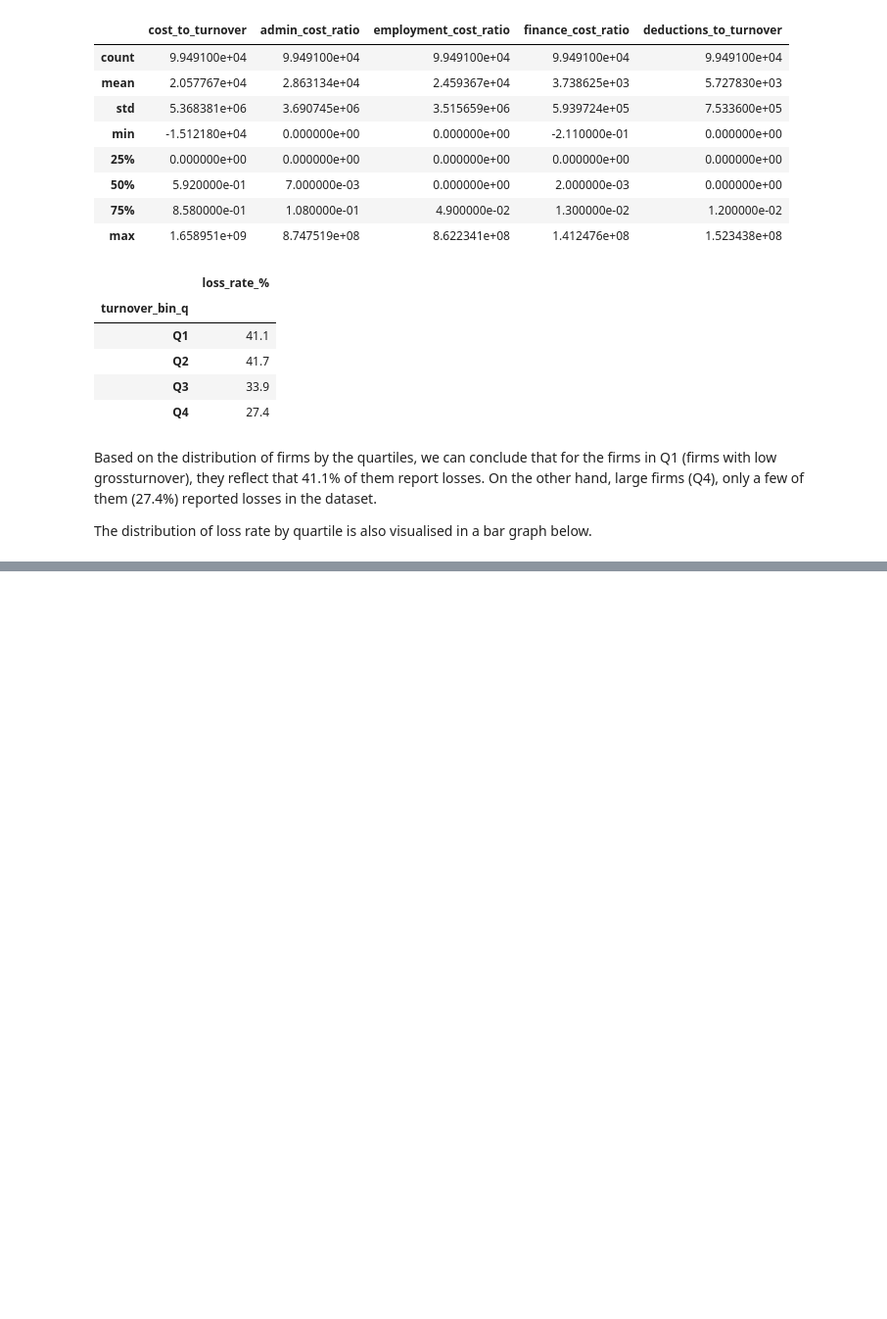
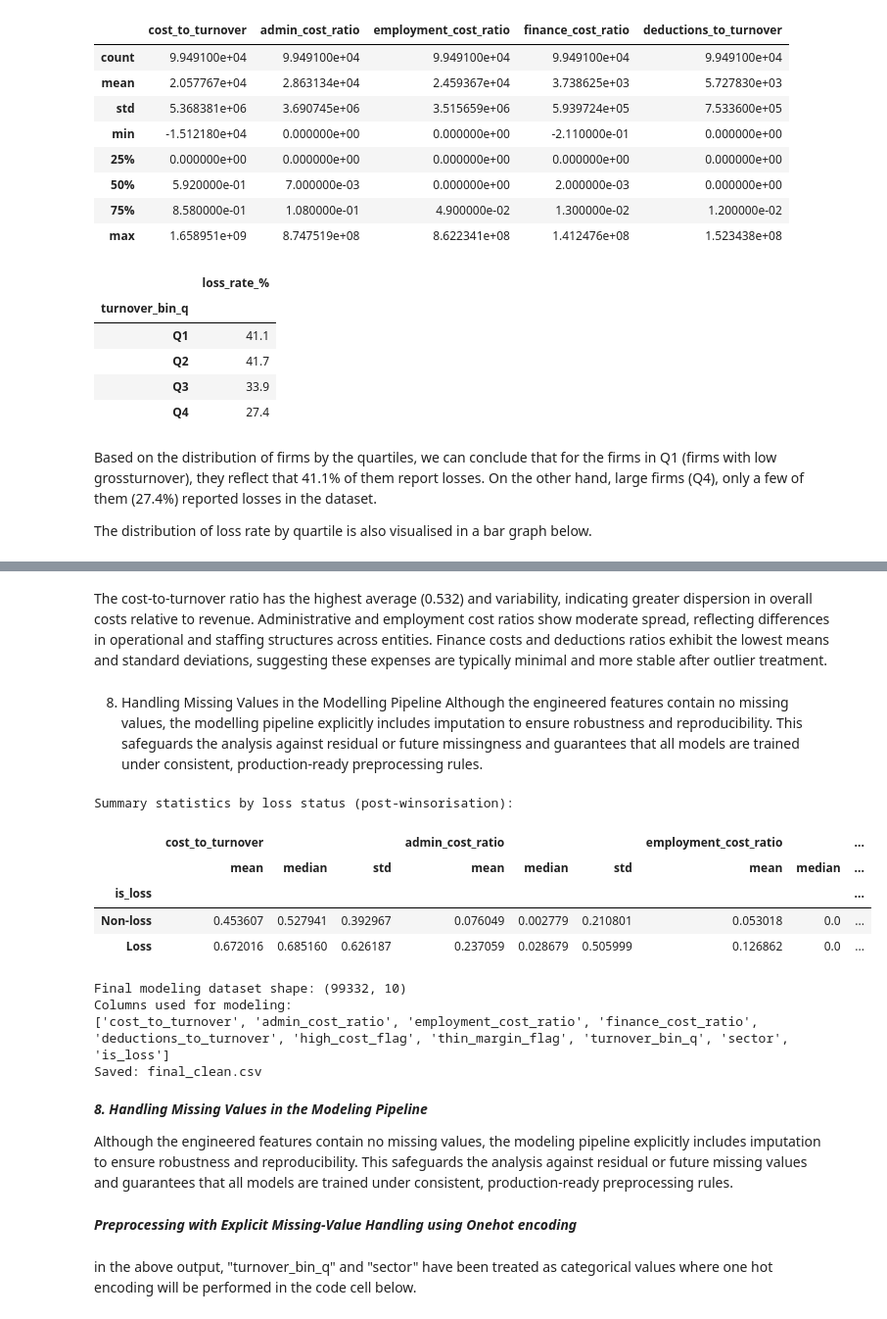
Before and after one commit to Ndunguuu01/Tax-Compliance-Prediction-Radar, a Jupyter notebook: CIT_Loss_Prediction-NoteBook.ipynb, the cells around one changed output, grey strips where cells are left out. Shown at 98% size. Cells and saved outputs as stored; diff of their text form; code cells hidden in the pictures; blank space fills up the shorter version.

```diff
--- a/CIT_Loss_Prediction-NoteBook.ipynb
+++ b/CIT_Loss_Prediction-NoteBook.ipynb
@@ -442,0 +502,7 @@ We capped all ratio variables at the 1st and 99th percentiles. We also applied b
+# %%
+# Drop minimal and explicit rows
+before = df_model.shape[0]
+df_model = df_model.dropna(subset=RATIO_COLS).copy()
+after = df_model.shape[0]
+print(f"\nRows dropped due to invalid ratio values: {before - after:,}")
+print("Modelling sample size after stabilisation:", df_model.shape)
@@ -442,0 +518,69 @@ We capped all ratio variables at the 1st and 99th percentiles. We also applied b
+# %% [markdown]
+
+The cost-to-turnover ratio has the highest average (0.532) and variability, indicating greater dispersion in overall costs relative to revenue. Administrative and employment cost ratios show moderate spread, reflecting differences in operational and staffing structures across entities. Finance costs and deductions ratios exhibit the lowest means and standard deviations, suggesting these expenses are typically minimal and more stable after outlier treatment.
+# %% [markdown]
+8. Handling Missing Values in the Modelling Pipeline
+Although the engineered features contain no missing values, the modelling pipeline explicitly includes imputation to ensure robustness and reproducibility. This safeguards the analysis against residual or future missingness and guarantees that all models are trained under consistent, production-ready preprocessing rules.
+# %%
+# Post-stabilisation diagnostics
+RATIO_COLS = [
+    "cost_to_turnover",
+    "admin_cost_ratio",
+    "employment_cost_ratio",
+    "finance_cost_ratio",
+    "deductions_to_turnover"
+]
+
+# Summary statistics by loss status
+stats = (
+    df_model
+    .groupby("is_loss")[RATIO_COLS]
+    .agg(["mean", "median", "std"])
+)
+
+# Rename loss indicator
+stats.index = stats.index.map({0: "Non-loss", 1: "Loss"})
+
+print("Summary statistics by loss status (post-winsorisation):")
+display(stats)
+# %% [output]
+Summary statistics by loss status (post-winsorisation):
+|  | cost_to_turnover |  |  | admin_cost_ratio |  |  | employment_cost_ratio |  | ... |
+|  | mean | median | std | mean | median | std | mean | median | ... |
+| is_loss |  |  |  |  |  |  |  |  | ... |
+| Non-loss | 0.453607 | 0.527941 | 0.392967 | 0.076049 | 0.002779 | 0.210801 | 0.053018 | 0.0 | ... |
+| Loss | 0.672016 | 0.685160 | 0.626187 | 0.237059 | 0.028679 | 0.505999 | 0.126862 | 0.0 | ... |
+# %%
+#Save final modeling dataset
+
+FEATURES = [
+    "cost_to_turnover",
+    "admin_cost_ratio",
+    "employment_cost_ratio",
+    "finance_cost_ratio",
+    "deductions_to_turnover",
+    "high_cost_flag",
+    "thin_margin_flag",
+    "turnover_bin_q",
+    "sector"
+]
+FINAL_COLS = FEATURES + ["is_loss"]
+
+final_clean = df_model[FINAL_COLS].copy()
+
+final_clean.to_csv("final_modeling_dataset.csv", index=False)
+print("Final modeling dataset shape:", final_clean.shape)
+print("Columns used for modeling:")
+print(final_clean.columns.tolist())
+print("Saved: final_clean.csv")
+# %% [output]
+Final modeling dataset shape: (99332, 10)
+Columns used for modeling:
+['cost_to_turnover', 'admin_cost_ratio', 'employment_cost_ratio', 'finance_cost_ratio', 'deductions_to_turnover', 'high_cost_flag', 'thin_margin_flag', 'turnover_bin_q', 'sector', 'is_loss']
+Saved: final_clean.csv
+# %% [markdown]
+***8. Handling Missing Values in the Modeling Pipeline***
+
+Although the engineered features contain no missing values, the modeling pipeline explicitly includes imputation to ensure robustness and reproducibility. This safeguards the analysis against residual or future missing values and guarantees that all models are trained under consistent, production-ready preprocessing rules.
+# %% [markdown]
+***Preprocessing with Explicit Missing-Value Handling using Onehot encoding***
@@ -442,0 +606,2 @@ We capped all ratio variables at the 1st and 99th percentiles. We also applied b
+# %% [markdown]
+in the above output, "turnover_bin_q" and "sector" have been treated as categorical values where one hot encoding will be performed in the code cell below.
```
Also changed, not shown: parts of 16 cells of this notebook.
